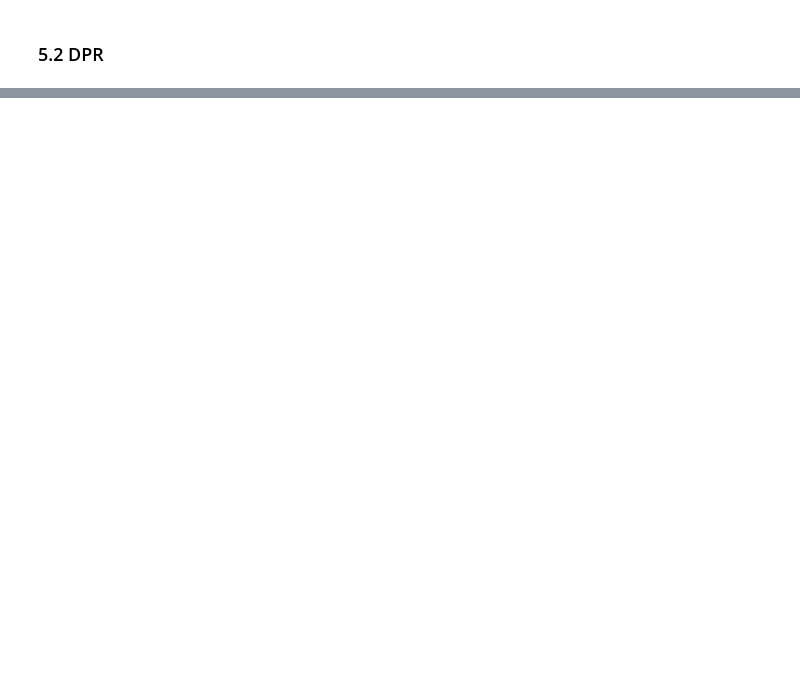
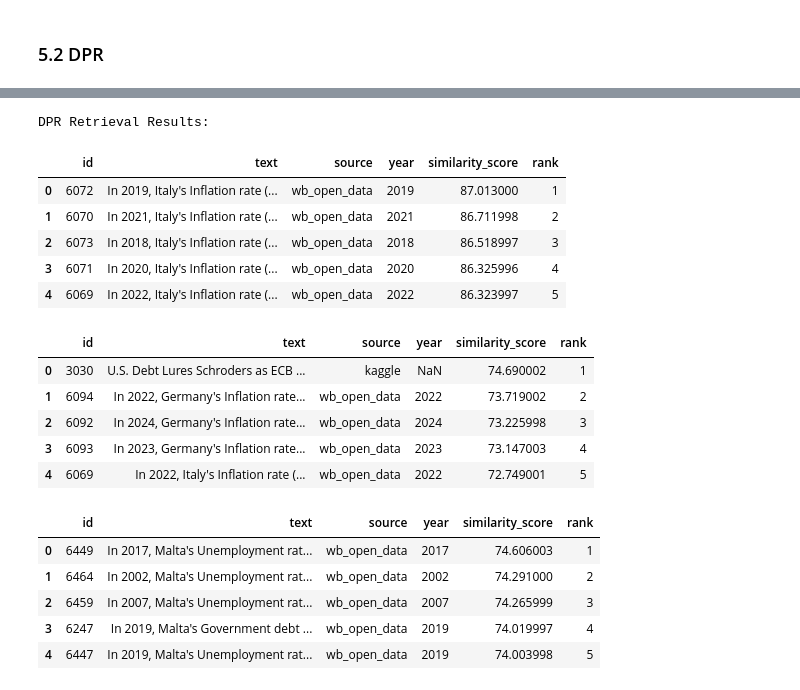
Before and after one commit to DavidF-22/ICS5111-MiningLargeScaleData_Project, a Jupyter notebook: RagAssignment.ipynb, the cells around one changed output, grey strips where cells are left out. Cells and saved outputs as stored; diff of their text form; code cells hidden in the pictures; blank space fills up the shorter version.

```diff
--- a/RagAssignment.ipynb
+++ b/RagAssignment.ipynb
@@ -819,0 +901,56 @@ for q in queries:
+# %%
+doc_embeddings_dpr = encode_documents_dpr(doc_texts)
+# %%
+def dpr_retrieve(query, top_k=5):
+    """
+    Dense Passage Retrieval using DPR question/context encoders
+    and dot-product similarity.
+    """
+    inputs = q_tokenizer(
+        query,
+        truncation=True,
+        max_length=64,
+        return_tensors="pt"
+    )
+
+    with torch.no_grad():
+        query_embedding = q_encoder(**inputs).pooler_output
+
+    # Dot-product similarity (standard DPR scoring)
+    scores = torch.matmul(
+        query_embedding,
+        doc_embeddings_dpr.T
+    ).squeeze(0).numpy()
+
+    top_indices = np.argsort(scores)[::-1][:top_k]
+
+    results = documents.iloc[top_indices][["id", "text", "source", "year"]].copy()
+    results["similarity_score"] = np.round(scores[top_indices], 3)
+    results["rank"] = np.arange(1, len(results) + 1)
+
+    return results.reset_index(drop=True)
+# %%
+print("DPR Retrieval Results:")
+for q in queries:
+   dpr_results = dpr_retrieve(q, top_k=5)
+   display(dpr_results)
+# %% [output]
+DPR Retrieval Results:
+|  | id | text | source | year | similarity_score | rank |
+| 0 | 6072 | In 2019, Italy's Inflation rate (... | wb_open_data | 2019 | 87.013000 | 1 |
+| 1 | 6070 | In 2021, Italy's Inflation rate (... | wb_open_data | 2021 | 86.711998 | 2 |
+| 2 | 6073 | In 2018, Italy's Inflation rate (... | wb_open_data | 2018 | 86.518997 | 3 |
+| 3 | 6071 | In 2020, Italy's Inflation rate (... | wb_open_data | 2020 | 86.325996 | 4 |
+| 4 | 6069 | In 2022, Italy's Inflation rate (... | wb_open_data | 2022 | 86.323997 | 5 |
+|  | id | text | source | year | similarity_score | rank |
+| 0 | 3030 | U.S. Debt Lures Schroders as ECB ... | kaggle | NaN | 74.690002 | 1 |
+| 1 | 6094 | In 2022, Germany's Inflation rate... | wb_open_data | 2022 | 73.719002 | 2 |
+| 2 | 6092 | In 2024, Germany's Inflation rate... | wb_open_data | 2024 | 73.225998 | 3 |
+| 3 | 6093 | In 2023, Germany's Inflation rate... | wb_open_data | 2023 | 73.147003 | 4 |
+| 4 | 6069 | In 2022, Italy's Inflation rate (... | wb_open_data | 2022 | 72.749001 | 5 |
+|  | id | text | source | year | similarity_score | rank |
+| 0 | 6449 | In 2017, Malta's Unemployment rat... | wb_open_data | 2017 | 74.606003 | 1 |
+| 1 | 6464 | In 2002, Malta's Unemployment rat... | wb_open_data | 2002 | 74.291000 | 2 |
+| 2 | 6459 | In 2007, Malta's Unemployment rat... | wb_open_data | 2007 | 74.265999 | 3 |
+| 3 | 6247 | In 2019, Malta's Government debt ... | wb_open_data | 2019 | 74.019997 | 4 |
+| 4 | 6447 | In 2019, Malta's Unemployment rat... | wb_open_data | 2019 | 74.003998 | 5 |
```
Also changed, not shown: parts of 8 cells of this notebook.
